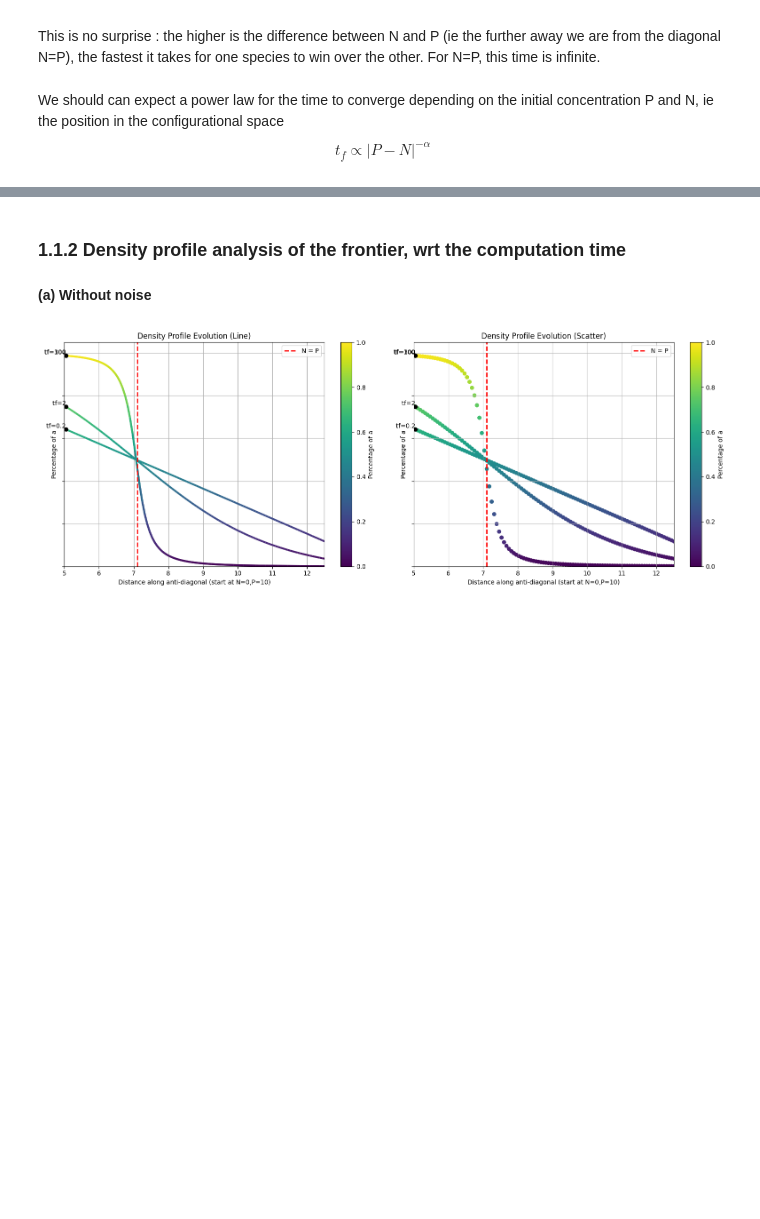
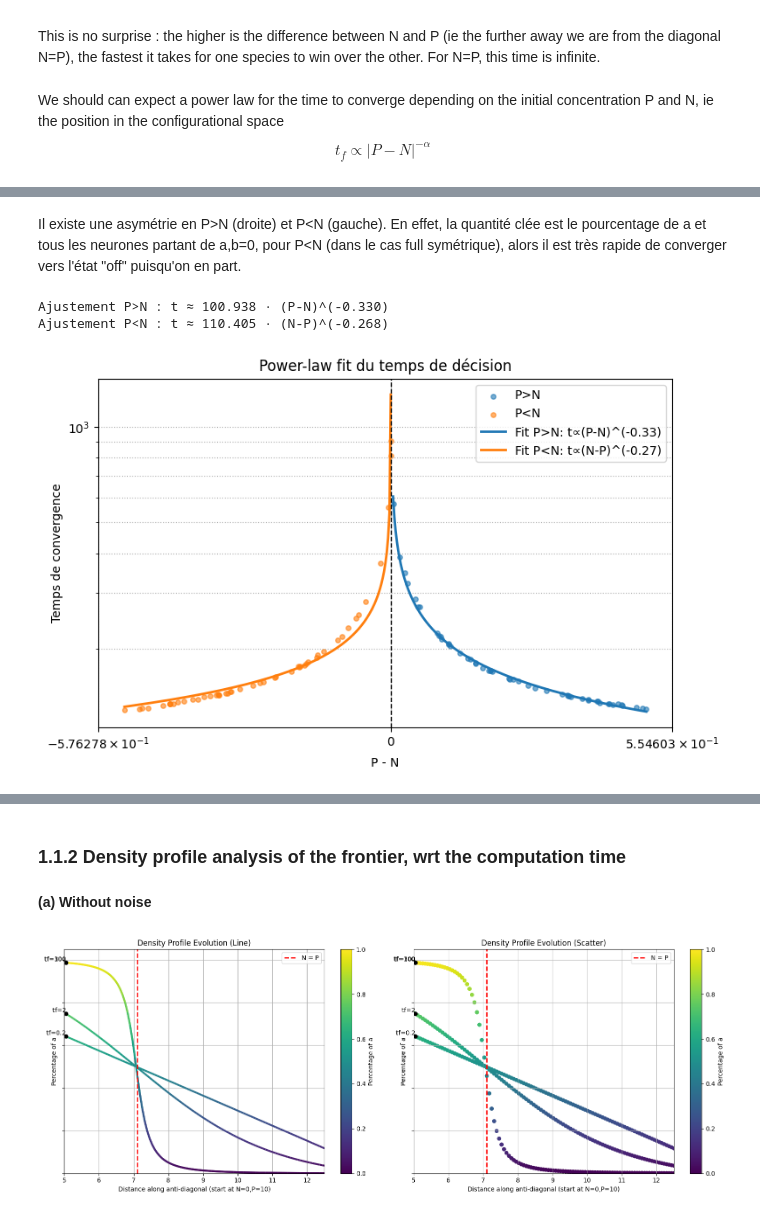
Before and after one commit to Aeronobase/Code-neural-network-with-CRNs, a Jupyter notebook: Sym Neuron-Rondelez_4_Phase_Noisy entries.ipynb, the cells around one changed output, grey strips where cells are left out. Cells and saved outputs as stored; diff of their text form; code cells hidden in the pictures; blank space fills up the shorter version.

```diff
--- a/Sym Neuron-Rondelez_4_Phase_Noisy entries.ipynb
+++ b/Sym Neuron-Rondelez_4_Phase_Noisy entries.ipynb
@@ -150,0 +361,69 @@ We should can expect a power law for the time to converge depending on the initi
+# %% [markdown]
+Il existe une asymétrie en P>N (droite) et P<N (gauche). En effet, la quantité clée est le pourcentage de a et tous les neurones partant de a,b=0, pour P<N (dans le cas full symétrique), alors il est très rapide de converger vers l'état "off" puisqu'on en part.
+# %%
+import numpy as np
+import matplotlib.pyplot as plt
+
+# Supposons que delta_PN_arr et decision_times_arr sont déjà calculés
+# On ne garde que les points finis
+mask_finite = np.isfinite(decision_times_arr)
+dPN = delta_PN_arr[mask_finite]
+t_dec = decision_times_arr[mask_finite]
+
+# Séparer les domaines P>N (dPN>0) et P<N (dPN<0)
+mask_pos = dPN > 0
+mask_neg = dPN < 0
+
+dPN_pos =    dPN[mask_pos]
+t_pos   =    t_dec[mask_pos]
+dPN_neg = -dPN[mask_neg]  # on prend la valeur absolue pour le fit
+t_neg   =    t_dec[mask_neg]
+
+# Ajustement log-log : log t = log C - k log dPN ⟺ t = C * dPN^(-k)
+# P>N
+coeffs_pos = np.polyfit(np.log(dPN_pos), np.log(t_pos), 1)
+k_pos = -coeffs_pos[0]
+C_pos = np.exp(coeffs_pos[1])
+
+# P<N
+coeffs_neg = np.polyfit(np.log(dPN_neg), np.log(t_neg), 1)
+k_neg = -coeffs_neg[0]
+C_neg = np.exp(coeffs_neg[1])
+
+print(f"Ajustement P>N : t ≈ {C_pos:.3f} · (P-N)^(-{k_pos:.3f})")
+print(f"Ajustement P<N : t ≈ {C_neg:.3f} · (N-P)^(-{k_neg:.3f})")
+
+# Tracé des points + ajustements
+fig, ax = plt.subplots(figsize=(8,5))
+
+# Points
+ax.scatter( dPN_pos, t_pos, color='C0', s=15, alpha=0.6, label='P>N')
+ax.scatter(-dPN_neg, t_neg, color='C1', s=15, alpha=0.6, label='P<N')
+
+# Domaines continus pour tracer les courbes
+dPNp_model = np.linspace(dPN_pos.min(), dPN_pos.max(), 200)
+tpos_model = C_pos * dPNp_model**(-k_pos)
+dPNn_model = np.linspace(dPN_neg.min(), dPN_neg.max(), 200)
+tneg_model = C_neg * dPNn_model**(-k_neg)
+
+# Courbes
+ax.plot( dPNp_model, tpos_model, color='C0', lw=2,
+         label=f'Fit P>N: t∝(P-N)^(-{k_pos:.2f})')
+ax.plot(-dPNn_model, tneg_model, color='C1', lw=2,
+         label=f'Fit P<N: t∝(N-P)^(-{k_neg:.2f})')
+
+ax.axvline(0, color='k', ls='--', lw=1)
+ax.set_xlabel("P - N")
+ax.set_ylabel("Temps de convergence")
+ax.set_title("Power-law fit du temps de décision")
+ax.set_xscale('symlog')  # optionnel : échelle symétrique autour de zéro
+ax.set_yscale('log')
+ax.legend()
+ax.grid(True, which='both', ls=':')
+
+plt.tight_layout()
+plt.show()
+# %% [output]
+Ajustement P>N : t ≈ 100.938 · (P-N)^(-0.330)
+Ajustement P<N : t ≈ 110.405 · (N-P)^(-0.268)
+[figure, added]
```
Also changed, not shown: parts of 8 cells of this notebook, 7 other files.
